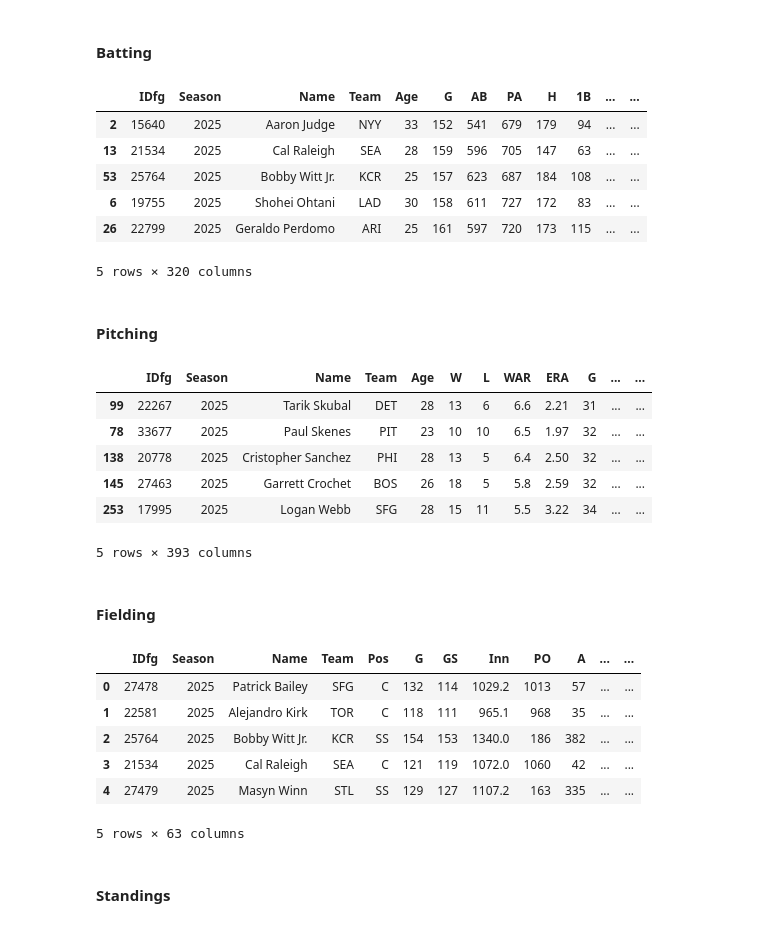
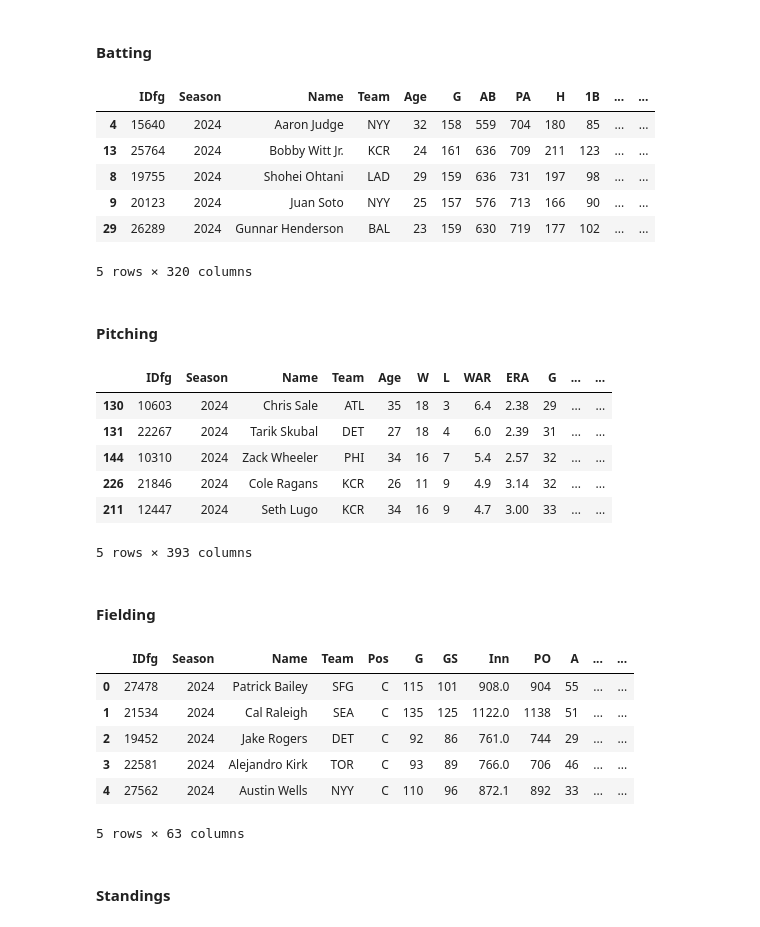
Before and after one commit to pmaurer237/Project_1_Baseball_Statistics, a Jupyter notebook: Workflow/Data_Collection.ipynb, the cells around one changed output. Saved outputs shown, nothing was run; the diff lists cells and outputs as text; code cells hidden in the pictures.

```diff
--- a/Workflow/Data_Collection.ipynb
+++ b/Workflow/Data_Collection.ipynb
@@ -9,48 +9,48 @@
 # %%
 from pybaseball import batting_stats
 # %%
-# 2025
-df_bat = batting_stats(2025, qual = 0)  # Set qual = 0 to get all players
+# 2024
+df_bat = batting_stats(2024, qual = 0)  # Set qual = 0 to get all players
 df_bat.head()
 # %% [output]
 |  | IDfg | Season | Name | Team | Age | G | AB | PA | H | 1B | ... | ... |
-| 2 | 15640 | 2025 | Aaron Judge | NYY | 33 | 152 | 541 | 679 | 179 | 94 | ... | ... |
-| 13 | 21534 | 2025 | Cal Raleigh | SEA | 28 | 159 | 596 | 705 | 147 | 63 | ... | ... |
-| 53 | 25764 | 2025 | Bobby Witt Jr. | KCR | 25 | 157 | 623 | 687 | 184 | 108 | ... | ... |
-| 6 | 19755 | 2025 | Shohei Ohtani | LAD | 30 | 158 | 611 | 727 | 172 | 83 | ... | ... |
-| 26 | 22799 | 2025 | Geraldo Perdomo | ARI | 25 | 161 | 597 | 720 | 173 | 115 | ... | ... |
+| 4 | 15640 | 2024 | Aaron Judge | NYY | 32 | 158 | 559 | 704 | 180 | 85 | ... | ... |
+| 13 | 25764 | 2024 | Bobby Witt Jr. | KCR | 24 | 161 | 636 | 709 | 211 | 123 | ... | ... |
+| 8 | 19755 | 2024 | Shohei Ohtani | LAD | 29 | 159 | 636 | 731 | 197 | 98 | ... | ... |
+| 9 | 20123 | 2024 | Juan Soto | NYY | 25 | 157 | 576 | 713 | 166 | 90 | ... | ... |
+| 29 | 26289 | 2024 | Gunnar Henderson | BAL | 23 | 159 | 630 | 719 | 177 | 102 | ... | ... |
 5 rows × 320 columns
 # %% [markdown]
 #### Pitching
 # %%
 from pybaseball import pitching_stats
 # %%
-# 2025
-df_pitch = pitching_stats(2025, qual = 0)
+# 2024
+df_pitch = pitching_stats(2024, qual = 0)
 df_pitch.head()
 # %% [output]
 |  | IDfg | Season | Name | Team | Age | W | L | WAR | ERA | G | ... | ... |
-| 99 | 22267 | 2025 | Tarik Skubal | DET | 28 | 13 | 6 | 6.6 | 2.21 | 31 | ... | ... |
-| 78 | 33677 | 2025 | Paul Skenes | PIT | 23 | 10 | 10 | 6.5 | 1.97 | 32 | ... | ... |
-| 138 | 20778 | 2025 | Cristopher Sanchez | PHI | 28 | 13 | 5 | 6.4 | 2.50 | 32 | ... | ... |
-| 145 | 27463 | 2025 | Garrett Crochet | BOS | 26 | 18 | 5 | 5.8 | 2.59 | 32 | ... | ... |
-| 253 | 17995 | 2025 | Logan Webb | SFG | 28 | 15 | 11 | 5.5 | 3.22 | 34 | ... | ... |
+| 130 | 10603 | 2024 | Chris Sale | ATL | 35 | 18 | 3 | 6.4 | 2.38 | 29 | ... | ... |
+| 131 | 22267 | 2024 | Tarik Skubal | DET | 27 | 18 | 4 | 6.0 | 2.39 | 31 | ... | ... |
+| 144 | 10310 | 2024 | Zack Wheeler | PHI | 34 | 16 | 7 | 5.4 | 2.57 | 32 | ... | ... |
+| 226 | 21846 | 2024 | Cole Ragans | KCR | 26 | 11 | 9 | 4.9 | 3.14 | 32 | ... | ... |
+| 211 | 12447 | 2024 | Seth Lugo | KCR | 34 | 16 | 9 | 4.7 | 3.00 | 33 | ... | ... |
 5 rows × 393 columns
 # %% [markdown]
 #### Fielding
 # %%
 from pybaseball import fielding_stats
 # %%
-# 2025
-df_field = fielding_stats(2025, qual = 0)
+# 2024
+df_field = fielding_stats(2024, qual = 0)
 df_field.head()
 # %% [output]
 |  | IDfg | Season | Name | Team | Pos | G | GS | Inn | PO | A | ... | ... |
-| 0 | 27478 | 2025 | Patrick Bailey | SFG | C | 132 | 114 | 1029.2 | 1013 | 57 | ... | ... |
-| 1 | 22581 | 2025 | Alejandro Kirk | TOR | C | 118 | 111 | 965.1 | 968 | 35 | ... | ... |
-| 2 | 25764 | 2025 | Bobby Witt Jr. | KCR | SS | 154 | 153 | 1340.0 | 186 | 382 | ... | ... |
-| 3 | 21534 | 2025 | Cal Raleigh | SEA | C | 121 | 119 | 1072.0 | 1060 | 42 | ... | ... |
-| 4 | 27479 | 2025 | Masyn Winn | STL | SS | 129 | 127 | 1107.2 | 163 | 335 | ... | ... |
+| 0 | 27478 | 2024 | Patrick Bailey | SFG | C | 115 | 101 | 908.0 | 904 | 55 | ... | ... |
+| 1 | 21534 | 2024 | Cal Raleigh | SEA | C | 135 | 125 | 1122.0 | 1138 | 51 | ... | ... |
+| 2 | 19452 | 2024 | Jake Rogers | DET | C | 92 | 86 | 761.0 | 744 | 29 | ... | ... |
+| 3 | 22581 | 2024 | Alejandro Kirk | TOR | C | 93 | 89 | 766.0 | 706 | 46 | ... | ... |
+| 4 | 27562 | 2024 | Austin Wells | NYY | C | 110 | 96 | 872.1 | 892 | 33 | ... | ... |
 5 rows × 63 columns
 # %% [markdown]
 #### Standings
```
Also changed, not shown: parts of 22 cells of this notebook, 2 other files.
